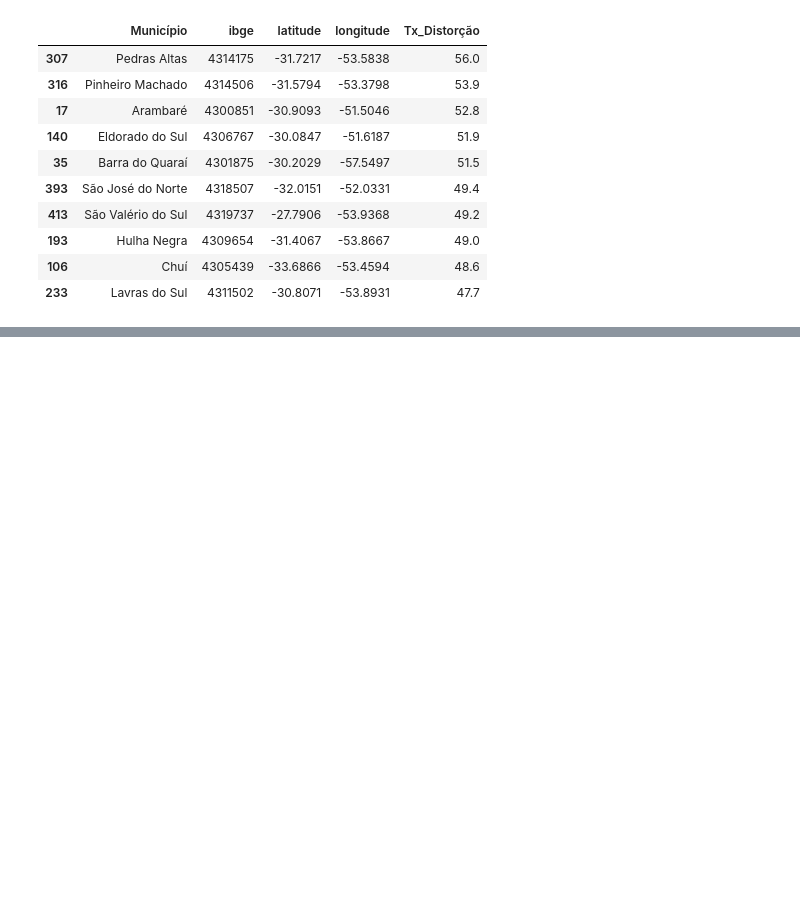
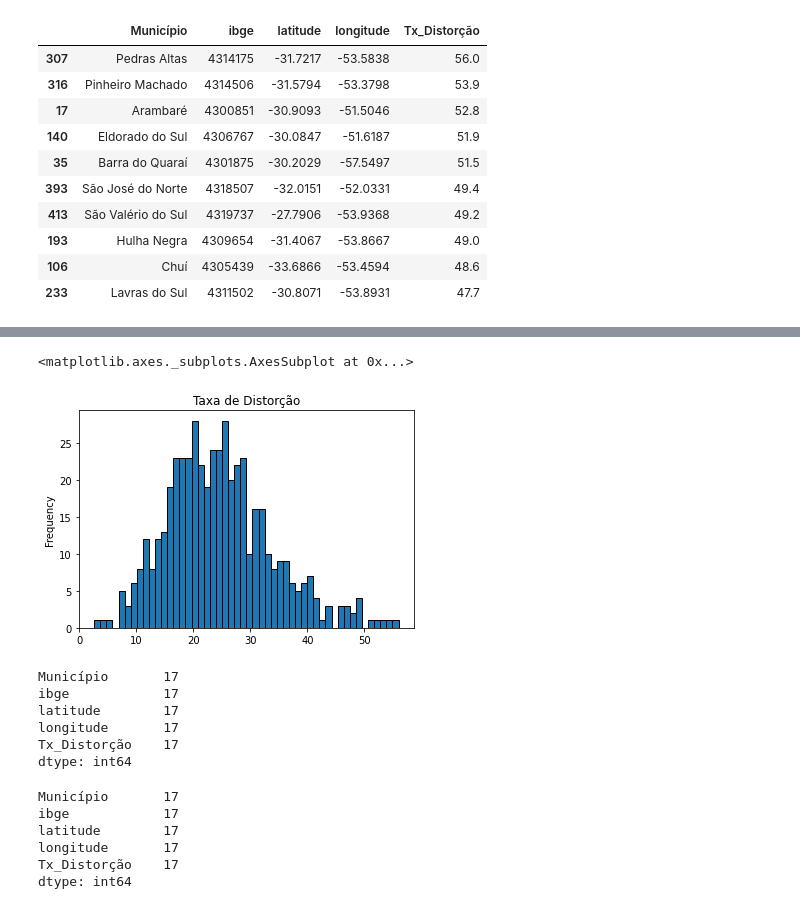
Before and after one commit to V1L3La/Learning-An-lise-de-Dados-em-Python, a Jupyter notebook: Taxa_de_distorção_Ensino_do_RS.ipynb, the cells around one changed output, grey strips where cells are left out. Drawn from its saved outputs; the diff is of its cells as text; code cells hidden in the pictures; blank space fills up the shorter version.

```diff
--- a/Taxa_de_distorção_Ensino_do_RS.ipynb
+++ b/Taxa_de_distorção_Ensino_do_RS.ipynb
@@ -139,0 +144,25 @@ df.nlargest(10, 'Tx_Distorção', keep='last')
+# %%
+df['Tx_Distorção'].sort_values(ascending=False).plot.hist(title='Taxa de Distorção', bins=50, edgecolor='black')
+# %% [output]
+<matplotlib.axes._subplots.AxesSubplot at 0x...>
+[figure, added]
+# %%
+# Quantidade de municípios com tx_distorção menor ou igual a 10
+df[(df['Tx_Distorção'] <= 10)].count()
+# %% [output]
+Município       17
+ibge            17
+latitude        17
+longitude       17
+Tx_Distorção    17
+dtype: int64
+# %%
+# Quantidade de municípios com tx_distorção maior ou igual a 45
+df[(df['Tx_Distorção'] >= 45)].count()
+# %% [output]
+Município       17
+ibge            17
+latitude        17
+longitude       17
+Tx_Distorção    17
+dtype: int64
```
Also changed, not shown: parts of 7 cells of this notebook.
